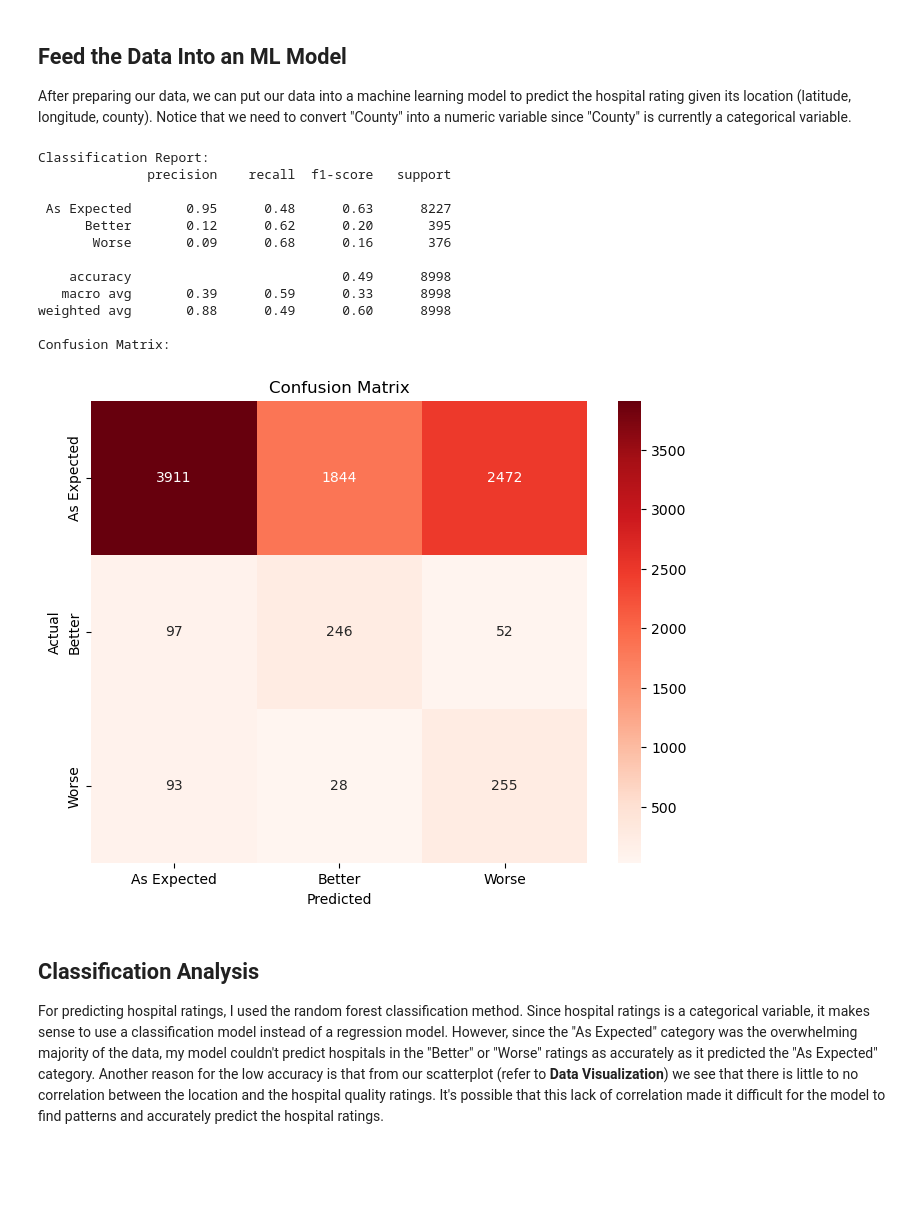
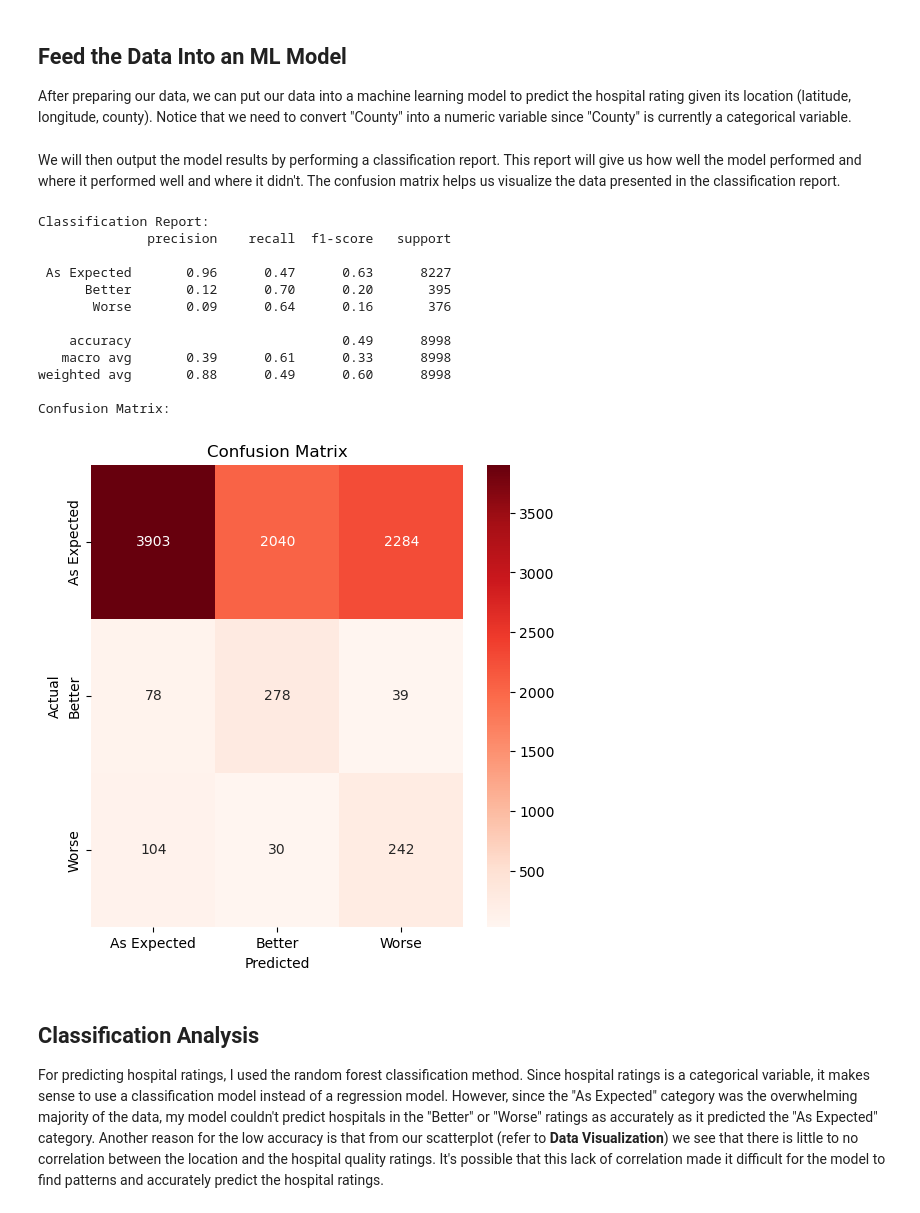
Before and after one commit to sabba8986/CMSC320FinalProject, a Jupyter notebook: CMSC320_Final_1.ipynb, the cells around one changed output. Cells and saved outputs as stored; diff of their text form; code cells hidden in the pictures; blank space fills up the shorter version.

```diff
--- a/CMSC320_Final_1.ipynb
+++ b/CMSC320_Final_1.ipynb
@@ -120,6 +124,8 @@ y = df[target]
 # %% [markdown]
 ## Feed the Data Into an ML Model
 After preparing our data, we can put our data into a machine learning model to predict the hospital rating given its location (latitude, longitude, county). Notice that we need to convert "County" into a numeric variable since "County" is currently a categorical variable.
+# %% [markdown]
+We will then output the model results by performing a classification report. This report will give us how well the model performed and where it performed well and where it didn't. The confusion matrix helps us visualize the data presented in the classification report.
 # %%
 # Note: COUNTY is not numeric
 preprocessor = ColumnTransformer(
@@ -131,40 +137,40 @@ preprocessor = ColumnTransformer(
 
 pipeline = Pipeline([
     ("preprocessor", preprocessor),
-    ("classifier",  RandomForestClassifier(n_estimators=100, class_weight='balanced'))
+    ("classifier",  RandomForestClassifier(n_estimators=150, class_weight='balanced'))
 ])
 
 X_train, X_test, y_train, y_test = train_test_split(X, y, stratify=y)
 
 pipeline.fit(X_train, y_train)
 y_pred = pipeline.predict(X_test)
 
 print("Classification Report:")
 print(classification_report(y_test, y_pred))
 
 print("Confusion Matrix:")
 cm = confusion_matrix(y_test, y_pred, labels=pipeline.classes_)
-plt.figure(figsize=(8, 6))
+plt.figure(figsize=(6, 6))
 sns.heatmap(cm, annot=True, fmt='d', cmap='Reds',
             xticklabels=pipeline.classes_, yticklabels=pipeline.classes_)
 plt.xlabel('Predicted')
 plt.ylabel('Actual')
 plt.title('Confusion Matrix')
 plt.show()
 # %% [output]
 Classification Report:
               precision    recall  f1-score   support
 
- As Expected       0.95      0.48      0.63      8227
-      Better       0.12      0.62      0.20       395
-       Worse       0.09      0.68      0.16       376
+ As Expected       0.96      0.47      0.63      8227
+      Better       0.12      0.70      0.20       395
+       Worse       0.09      0.64      0.16       376
 
     accuracy                           0.49      8998
-   macro avg       0.39      0.59      0.33      8998
+   macro avg       0.39      0.61      0.33      8998
 weighted avg       0.88      0.49      0.60      8998
 
 Confusion Matrix:
-[figure, old version]
+[figure, new version]
 # %% [markdown]
 ## Classification Analysis
 For predicting hospital ratings, I used the random forest classification method. Since hospital ratings is a categorical variable, it makes sense to use a classification model instead of a regression model. However, since the "As Expected" category was the overwhelming majority of the data, my model couldn't predict hospitals in the "Better" or "Worse" ratings as accurately as it predicted the "As Expected" category. Another reason for the low accuracy is that from our scatterplot (refer to <b>Data Visualization</b>) we see that there is little to no correlation between the location and the hospital quality ratings. It's possible that this lack of correlation made it difficult for the model to find patterns and accurately predict the hospital ratings.
```
Also changed, not shown: parts of 10 cells of this notebook.
